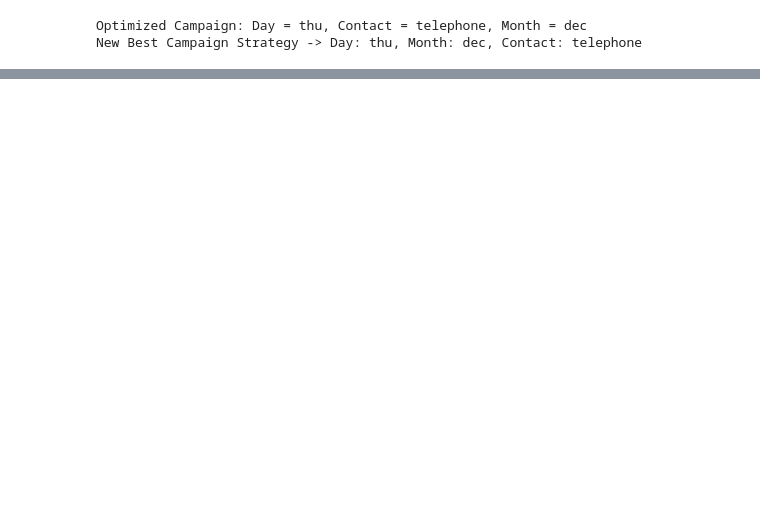
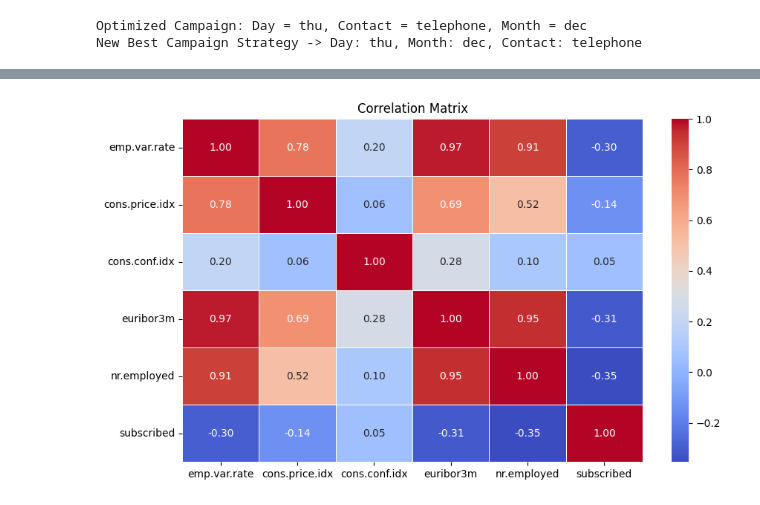
Before and after one commit to Song-Ming/DSA3101-Group-14, a Jupyter notebook: notebook/timing.ipynb, the cells around one changed output, grey strips where cells are left out. Saved outputs shown, nothing was run; the diff lists cells and outputs as text; code cells hidden in the pictures; blank space fills up the shorter version.

```diff
--- a/notebook/timing.ipynb
+++ b/notebook/timing.ipynb
@@ -128,0 +224,20 @@ weighted avg       0.84      0.83      0.84      1478
+# %%
+import pandas as pd
+import seaborn as sns
+import matplotlib.pyplot as plt
+data = pd.read_csv('../data/raw_data/bank_marketing_dataset.csv')
+economics = data.copy()
+economics = economics[['emp.var.rate', 'cons.price.idx', 'cons.conf.idx', 'euribor3m', 'nr.employed', 'subscribed']]
+
+#cleaning
+economics['subscribed'] = economics['subscribed'].map({'yes': 1, 'no': 0})
+
+# plotting
+correlation_matrix = economics.corr()
+
+plt.figure(figsize=(10, 6))
+sns.heatmap(correlation_matrix, annot=True, cmap='coolwarm', fmt='.2f', linewidths=0.5)
+plt.title("Correlation Matrix")
+plt.show()
+# %% [output]
+[figure, added]
```
Also changed, not shown: parts of 13 cells of this notebook.
